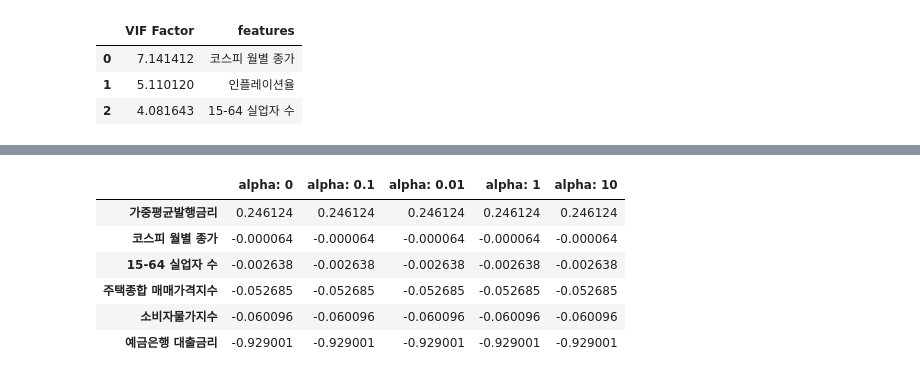
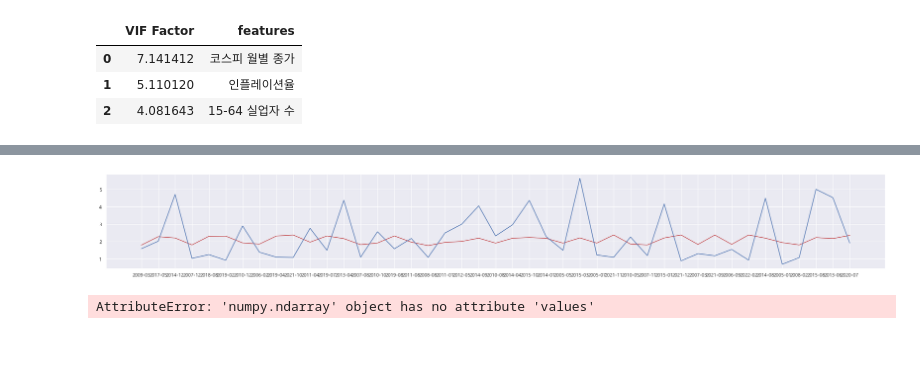
Before and after one commit to pelllzz/ubion4_project1, a Jupyter notebook: code/본격_분석.ipynb, the cells around one changed output, grey strips where cells are left out. Drawn from its saved outputs; the diff is of its cells as text; code cells hidden in the pictures; blank space fills up the shorter version.

```diff
--- a/code/본격_분석.ipynb
+++ b/code/본격_분석.ipynb
@@ -577,27 +452,0 @@ coeff_df.sort_values(by=sort_column, ascending=False)
-# %%
-flg, axs = plt.subplots(figsize=(18,6), nrows=1, ncols=5)
-coeff_df = pd.DataFrame() #alpha 회귀 계수 저장용
-
-alphas = [0, 0.1, 0.01, 1, 10]
-
-for pos, alpha in enumerate(alphas):
-    elastic = ElasticNet(alpha = alpha)
-    elastic.fit(data, target)
-
-    # alpha에 따른 피처별 회귀 변수를 Series로 받고 데이터프레임에 추가
-    coeff = pd.Series(data = ridge.coef_, index=data.columns)
-    colname = 'alpha: ' + str(alpha)
-    coeff_df[colname] = coeff
-
-    # 막대그래프에서 회귀계수 높은 순서대로 시각화
-    coeff = coeff.sort_values(ascending=False)
-    axs[pos].set_title(colname)
-    axs[pos].set_xlim(-3,6)
-    sns.barplot(x=coeff.values, y=coeff.index, ax=axs[pos])
-
-plt.show()
-
-#
-elastic_alpha = [0, 0.1, 0.01, 1, 10]
-sort_column = 'alpha: '+str(elastic_alpha[0])
-print(coeff_df.sort_values(by=sort_column, ascending=False))
@@ -613,10 +453,25 @@ print(coeff_df.sort_values(by=sort_column, ascending=False))
-# %%
-coeff_df.sort_values(by=sort_column, ascending=False)
-# %% [output]
-|  | alpha: 0 | alpha: 0.1 | alpha: 0.01 | alpha: 1 | alpha: 10 |
-| 가중평균발행금리 | 0.246124 | 0.246124 | 0.246124 | 0.246124 | 0.246124 |
-| 코스피 월별 종가 | -0.000064 | -0.000064 | -0.000064 | -0.000064 | -0.000064 |
-| 15-64 실업자 수 | -0.002638 | -0.002638 | -0.002638 | -0.002638 | -0.002638 |
-| 주택종합 매매가격지수 | -0.052685 | -0.052685 | -0.052685 | -0.052685 | -0.052685 |
-| 소비자물가지수 | -0.060096 | -0.060096 | -0.060096 | -0.060096 | -0.060096 |
-| 예금은행 대출금리 | -0.929001 | -0.929001 | -0.929001 | -0.929001 | -0.929001 |
+# %%
+# length -> 214 (60% 0~128, 20% 129~171, 20% 172~214)
+# feature_data_A : 금리 요인 (alpha = 0.03)
+# feature_data_B : 부동산 요인 (alpha = 0.02)
+# feature_data_C : 거시경제 요인 (alpha = 0.01)
+
+x_train, x_test, y_train, y_test = train_test_split(feature_data_A, target, test_size=0.2, random_state=25)
+
+p_model = ElasticNet(alpha=0.03, random_state=25)
+p_model.fit(x_train, y_train)
+p_pred = p_model.predict(x_test)
+
+plt.figure(figsize=(32,4))
+plt.plot(p_pred, c='r')
+#plt.plot(y_train)
+plt.plot(y_test)
+plt.show()
+# %% [output]
+[figure, added]
+# %%
+from test_package import score_checker
+
+score_checker('elastic', p_pred.values, y_test.values, 0.03)
+# %% [output]
+AttributeError: 'numpy.ndarray' object has no attribute 'values'
```
Also changed, not shown: parts of 11 cells of this notebook, 1 other file.
